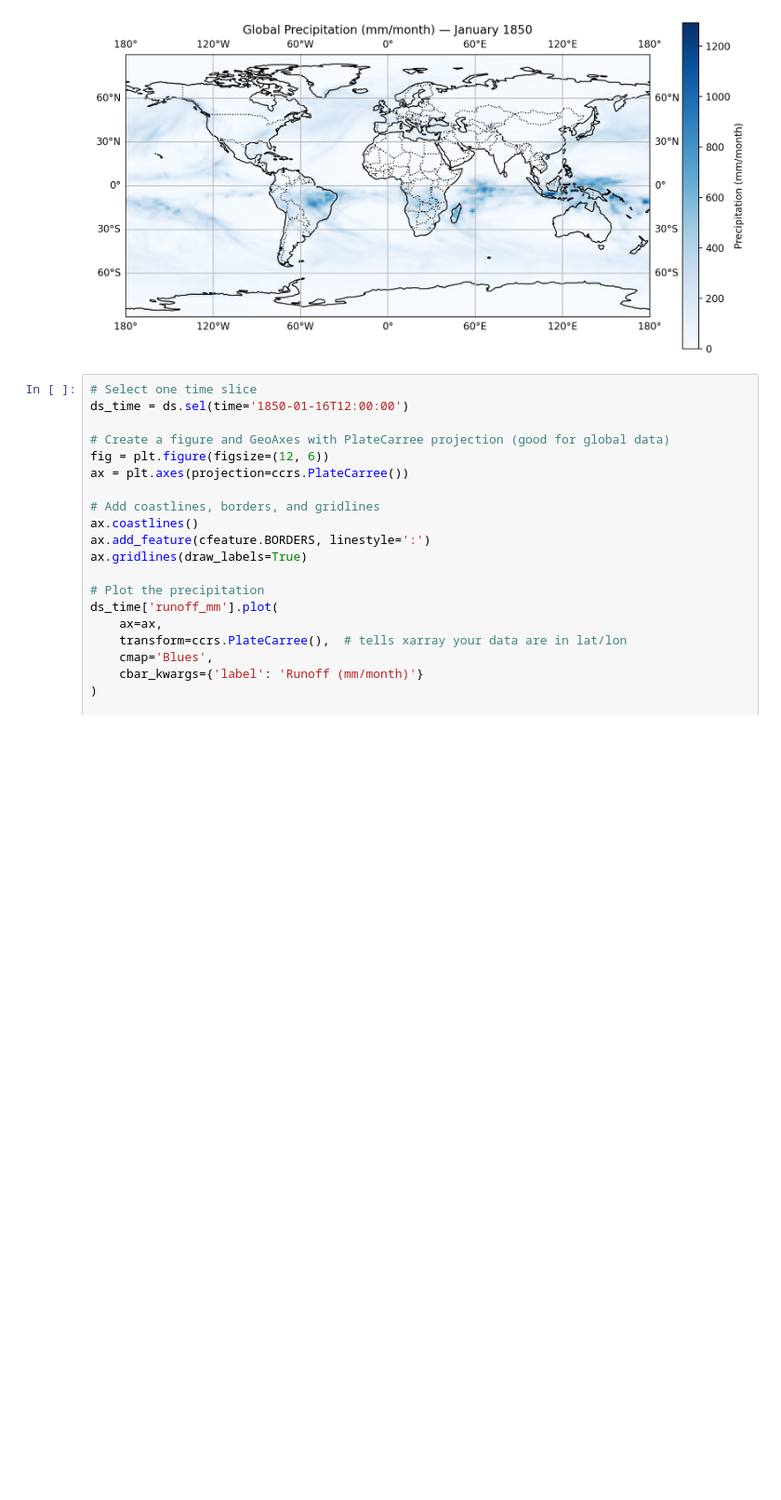
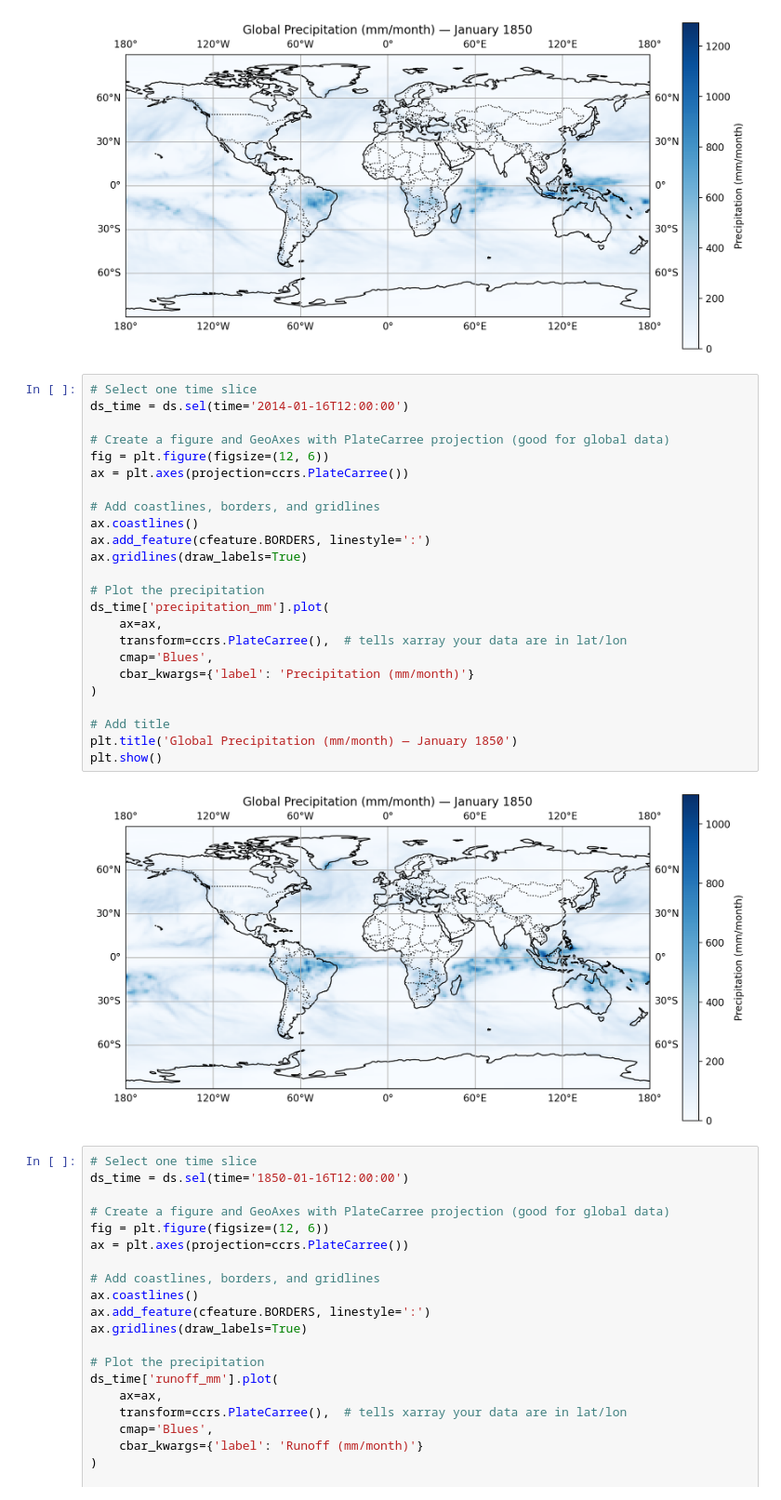
Before and after one commit to jeremyjcheng/106_project3, a Jupyter notebook: eda.ipynb, the cells around one changed output. Shown at 93% size. Drawn from its saved outputs; the diff is of its cells as text; blank space fills up the shorter version.

```diff
--- a/eda.ipynb
+++ b/eda.ipynb
@@ -199,6 +271,32 @@ plt.title('Global Precipitation (mm/month) — January 1850')
 plt.show()
 # %% [output]
 [figure]
+# %%
+# Select one time slice
+ds_time = ds.sel(time='2014-01-16T12:00:00')
+
+# Create a figure and GeoAxes with PlateCarree projection (good for global data)
+fig = plt.figure(figsize=(12, 6))
+ax = plt.axes(projection=ccrs.PlateCarree())
+
+# Add coastlines, borders, and gridlines
+ax.coastlines()
+ax.add_feature(cfeature.BORDERS, linestyle=':')
+ax.gridlines(draw_labels=True)
+
+# Plot the precipitation
+ds_time['precipitation_mm'].plot(
+    ax=ax,
+    transform=ccrs.PlateCarree(),  # tells xarray your data are in lat/lon
+    cmap='Blues',
+    cbar_kwargs={'label': 'Precipitation (mm/month)'}
+)
+
+# Add title
+plt.title('Global Precipitation (mm/month) — January 1850')
+plt.show()
+# %% [output]
+[figure, added]
 # %%
 # Select one time slice
 ds_time = ds.sel(time='1850-01-16T12:00:00')
```
Also changed, not shown: parts of 3 cells of this notebook.
